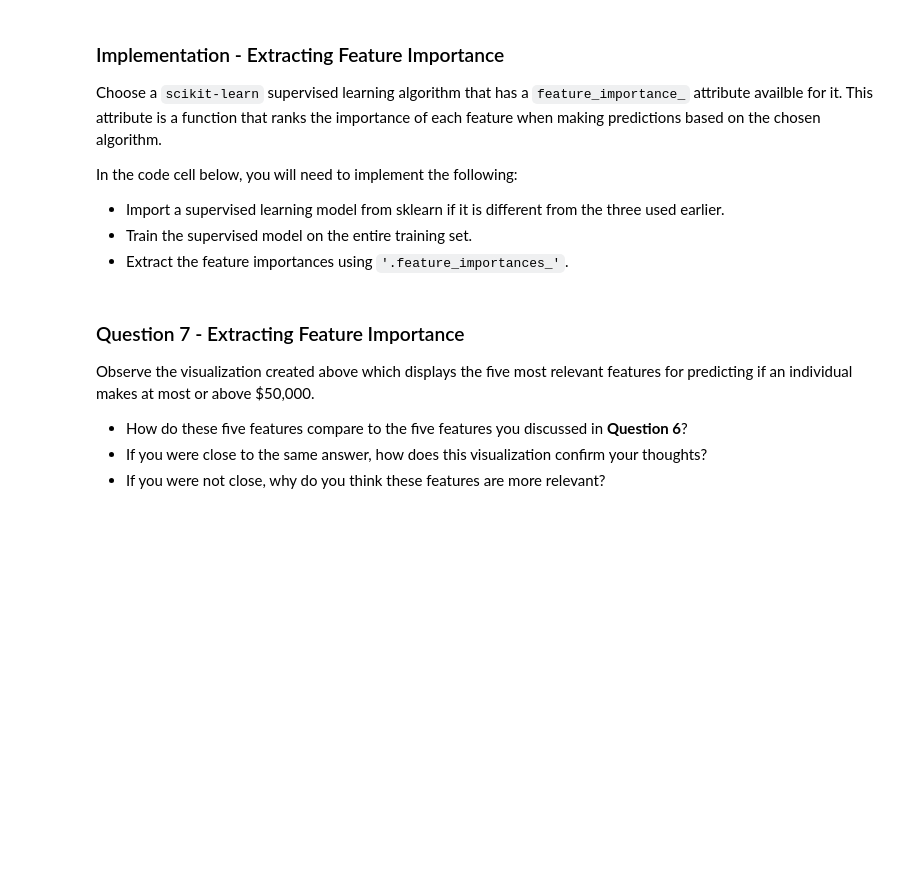
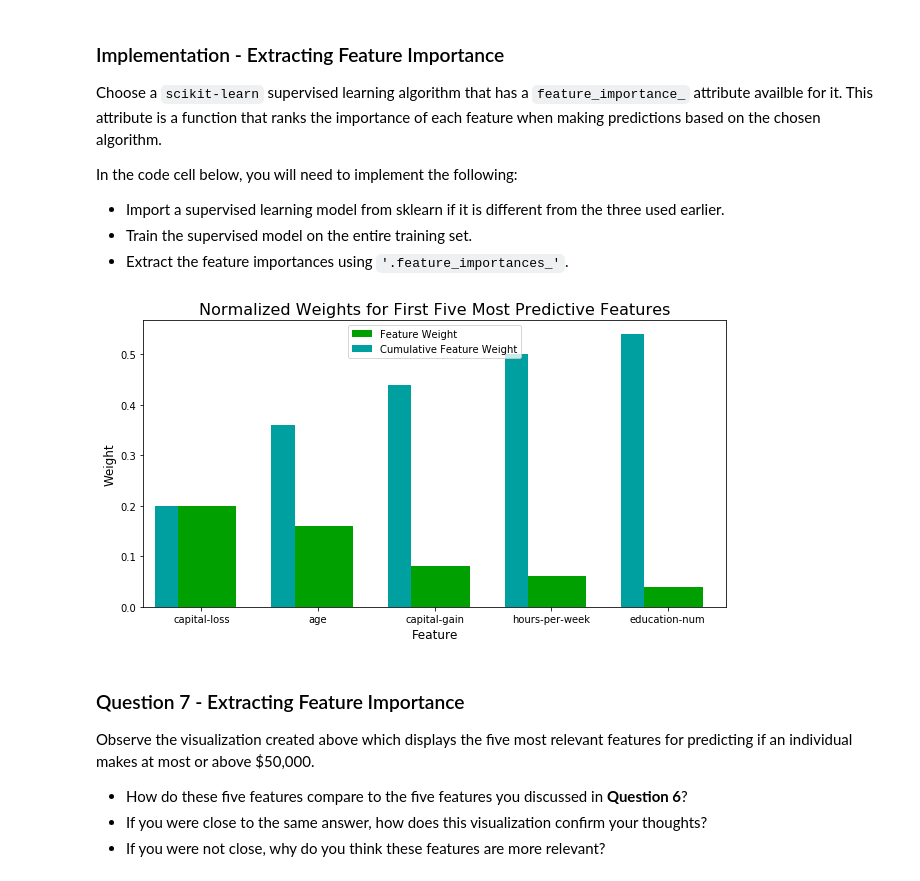
Before and after one commit to astelmashenko/ndml, a Jupyter notebook: projects/finding_donors/finding_donors.ipynb, the cells around one changed output. Cells and saved outputs as stored; diff of their text form; code cells hidden in the pictures; blank space fills up the shorter version.

```diff
--- a/projects/finding_donors/finding_donors.ipynb
+++ b/projects/finding_donors/finding_donors.ipynb
@@ -570,16 +576,19 @@ In the code cell below, you will need to implement the following:
 # %%
 # TODO: Import a supervised learning model that has 'feature_importances_'
 from sklearn.ensemble import AdaBoostClassifier
 
 
 # TODO: Train the supervised model on the training set using .fit(X_train, y_train)
 model = AdaBoostClassifier(random_state=42)
+model.fit(X_train, y_train)
 
 # TODO: Extract the feature importances using .feature_importances_
 importances = model.feature_importances_
 
 # Plot
 vs.feature_plot(importances, X_train, y_train)
+# %% [output]
+[figure, added]
 # %% [markdown]
 ### Question 7 - Extracting Feature Importance
 
```
Also changed, not shown: parts of 11 cells of this notebook.
